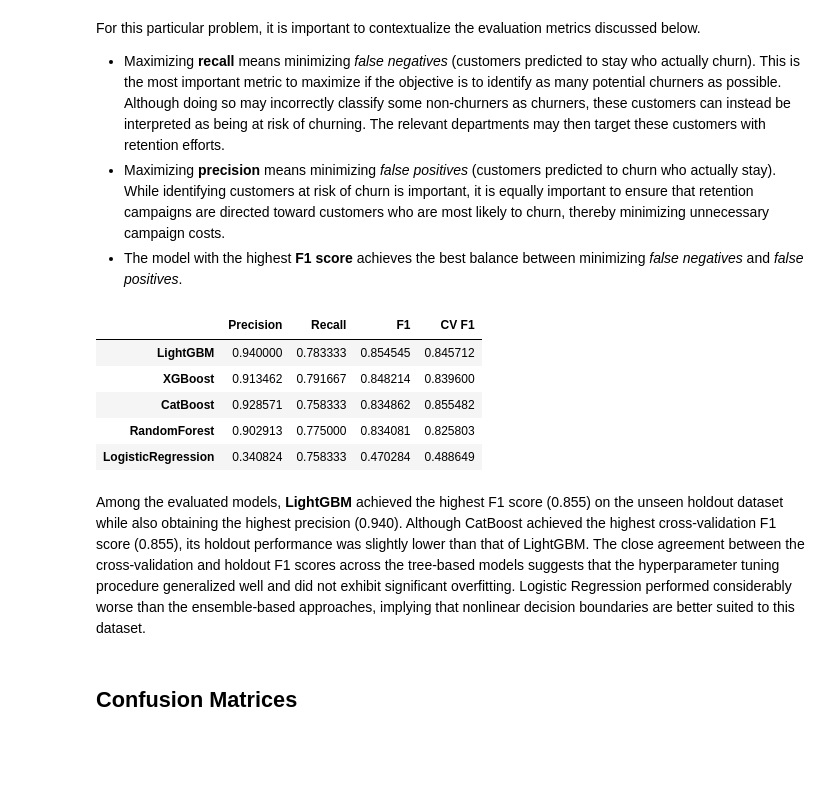
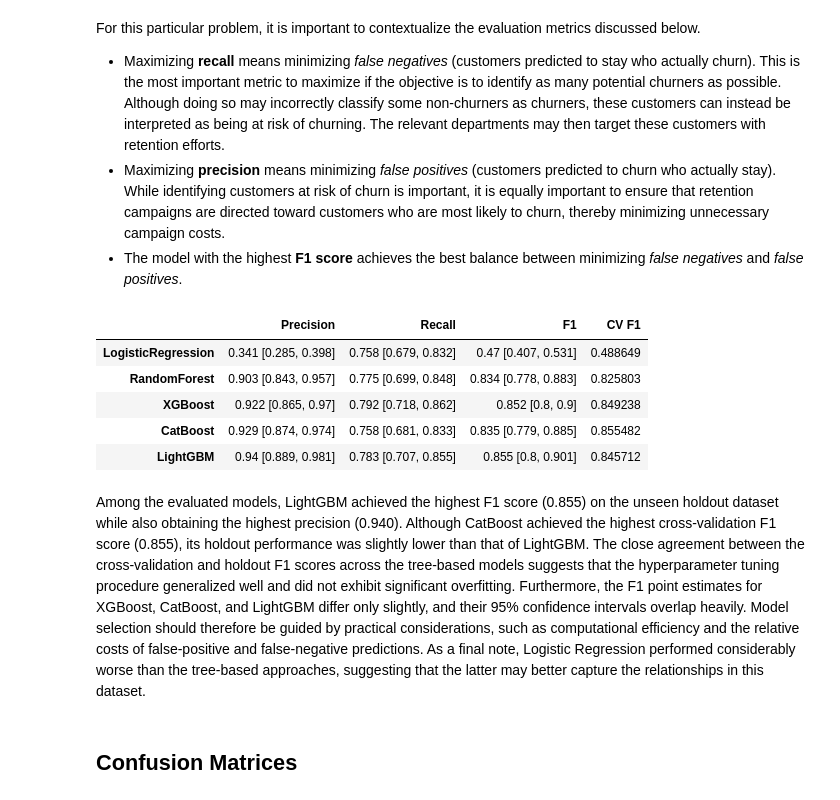
Before and after one commit to xxtofff/Customer-Churn, a Jupyter notebook: notebooks/03_report.ipynb, the cells around one changed output. Drawn from its saved outputs; the diff is of its cells as text; code cells hidden in the pictures; blank space fills up the shorter version.

```diff
--- a/notebooks/03_report.ipynb
+++ b/notebooks/03_report.ipynb
@@ -94,12 +72,0 @@ for col in actual_pred.columns.drop('Actual'):
-# %%
-results_df = pd.concat([metric_df, opt_cv], axis=1)
-results_df = results_df.sort_values('F1', ascending=False)
-
-results_df
-# %% [output]
-|  | Precision | Recall | F1 | CV F1 |
-| LightGBM | 0.940000 | 0.783333 | 0.854545 | 0.845712 |
-| XGBoost | 0.913462 | 0.791667 | 0.848214 | 0.839600 |
-| CatBoost | 0.928571 | 0.758333 | 0.834862 | 0.855482 |
-| RandomForest | 0.902913 | 0.775000 | 0.834081 | 0.825803 |
-| LogisticRegression | 0.340824 | 0.758333 | 0.470284 | 0.488649 |
@@ -106,5 +97,21 @@ results_df
+# %%
+metric_df = pd.DataFrame()
+for model in actual_pred.columns.drop('Actual'):
+    metric = pd.DataFrame([eval_metrics(y_pred = actual_pred[model], y_true = actual_pred['Actual'])], index = [model])
+    metric_df = pd.concat([metric_df, metric])
+
+results_df = pd.concat([metric_df, opt_cv], axis=1)
+
+results_df
+# %% [output]
+|  | Precision | Recall | F1 | CV F1 |
+| LogisticRegression | 0.341 [0.285, 0.398] | 0.758 [0.679, 0.832] | 0.47 [0.407, 0.531] | 0.488649 |
+| RandomForest | 0.903 [0.843, 0.957] | 0.775 [0.699, 0.848] | 0.834 [0.778, 0.883] | 0.825803 |
+| XGBoost | 0.922 [0.865, 0.97] | 0.792 [0.718, 0.862] | 0.852 [0.8, 0.9] | 0.849238 |
+| CatBoost | 0.929 [0.874, 0.974] | 0.758 [0.681, 0.833] | 0.835 [0.779, 0.885] | 0.855482 |
+| LightGBM | 0.94 [0.889, 0.981] | 0.783 [0.707, 0.855] | 0.855 [0.8, 0.901] | 0.845712 |
 # %% [markdown]
-Among the evaluated models, **LightGBM** achieved the highest F1 score (0.855) on the unseen holdout dataset while also obtaining the highest precision (0.940). Although CatBoost achieved the highest cross-validation F1 score (0.855), its holdout performance was slightly lower than that of LightGBM. The close agreement between the cross-validation and holdout F1 scores across the tree-based models suggests that the hyperparameter tuning procedure generalized well and did not exhibit significant overfitting. Logistic Regression performed considerably worse than the ensemble-based approaches, implying that nonlinear decision boundaries are better suited to this dataset.
+Among the evaluated models, LightGBM achieved the highest F1 score (0.855) on the unseen holdout dataset while also obtaining the highest precision (0.940). Although CatBoost achieved the highest cross-validation F1 score (0.855), its holdout performance was slightly lower than that of LightGBM. The close agreement between the cross-validation and holdout F1 scores across the tree-based models suggests that the hyperparameter tuning procedure generalized well and did not exhibit significant overfitting. Furthermore, the F1 point estimates for XGBoost, CatBoost, and LightGBM differ only slightly, and their 95% confidence intervals overlap heavily. Model selection should therefore be guided by practical considerations, such as computational efficiency and the relative costs of false-positive and false-negative predictions. As a final note, Logistic Regression performed considerably worse than the tree-based approaches, suggesting that the latter may better capture the relationships in this dataset.
 # %% [markdown]
 ## **Confusion Matrices**
 # %%
```
Also changed, not shown: parts of 18 cells of this notebook, 25 other files.
